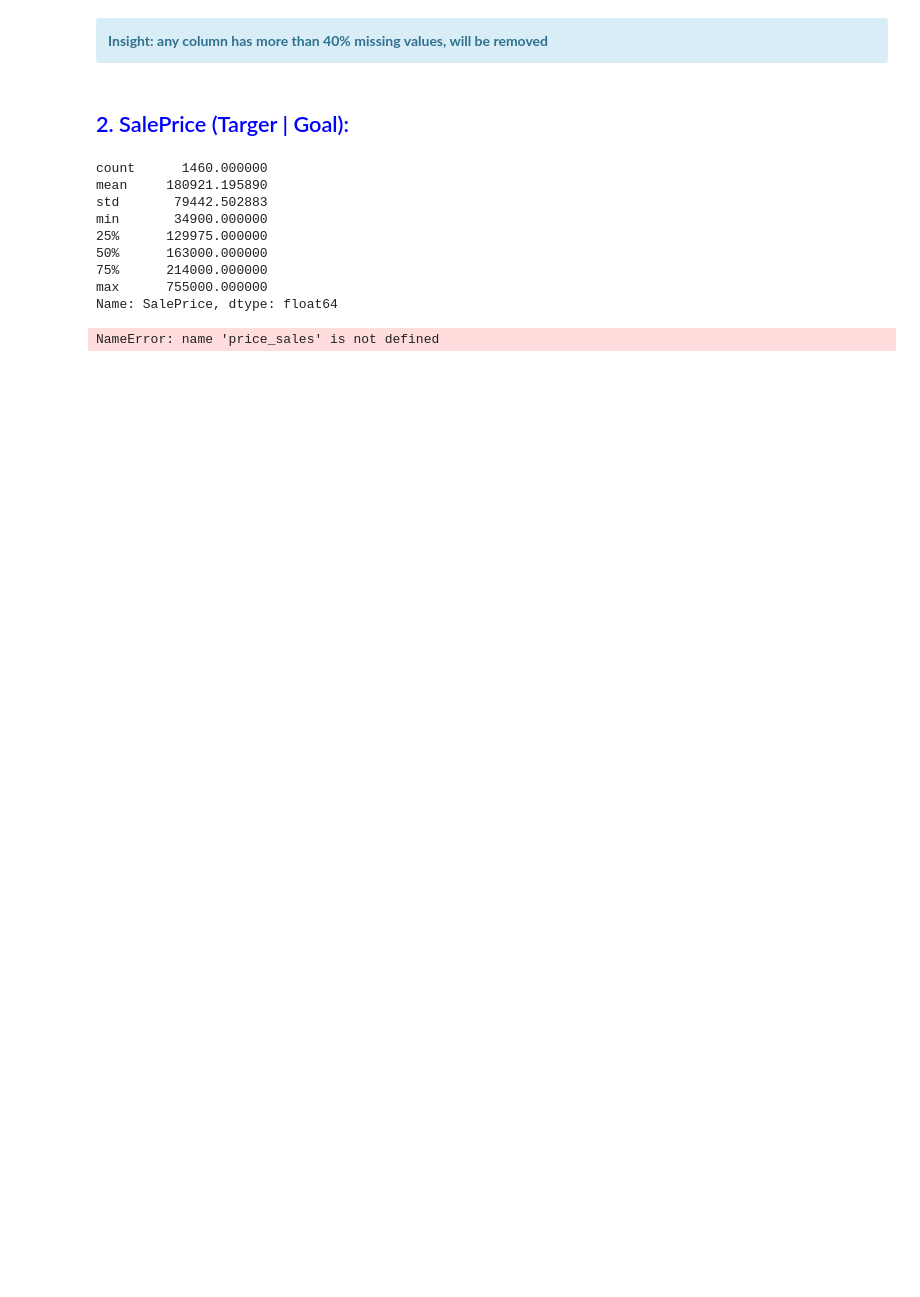
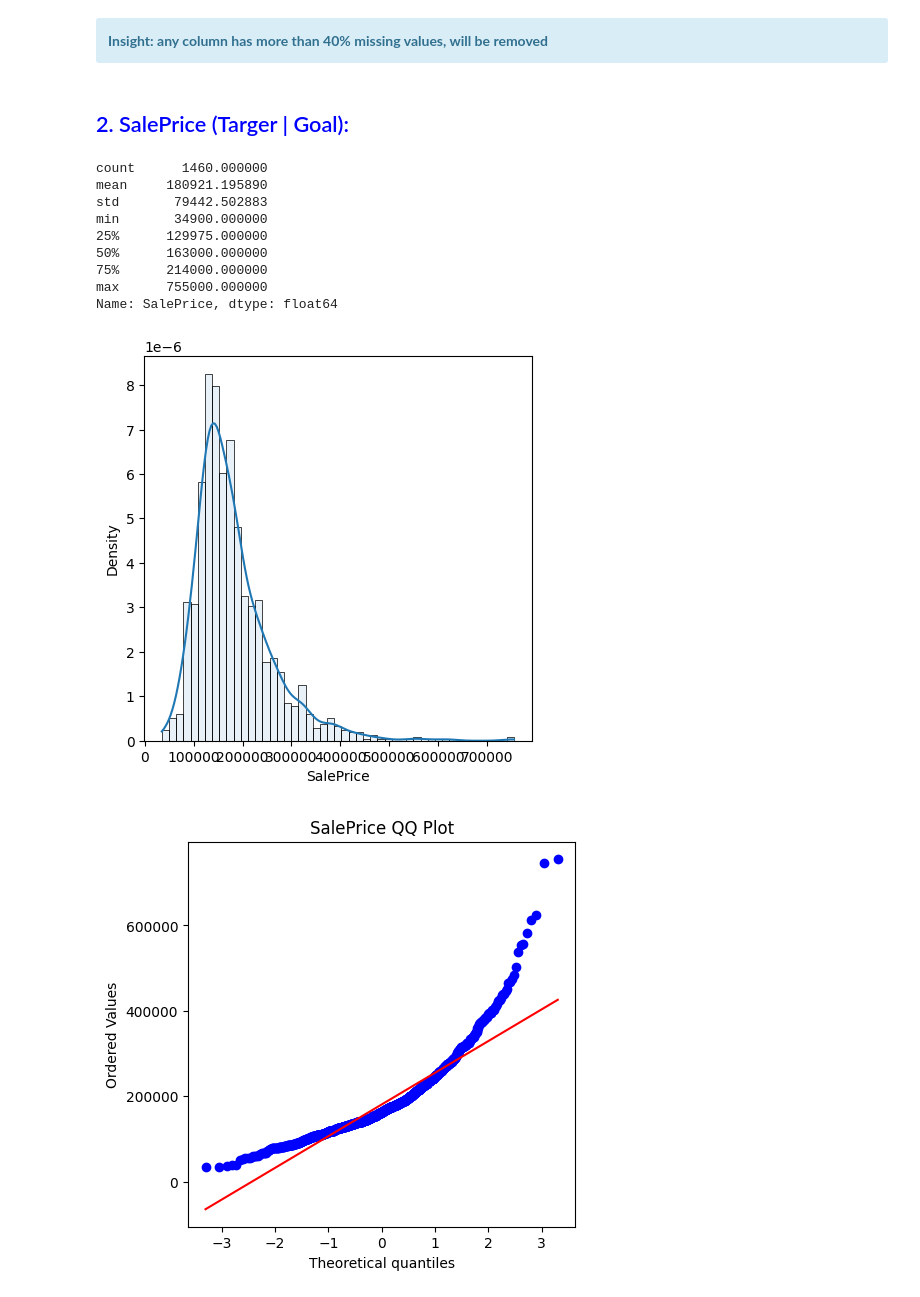
Before and after one commit to ahmedhany14/House-Prices-Prediction, a Jupyter notebook: Analysis part/main_file.ipynb, the cells around one changed output. Drawn from its saved outputs; the diff is of its cells as text; code cells hidden in the pictures; blank space fills up the shorter version.

```diff
--- a/Analysis part/main_file.ipynb
+++ b/Analysis part/main_file.ipynb
@@ -118,8 +122,8 @@ min       34900.000000
 75%      214000.000000
 max      755000.000000
 Name: SalePrice, dtype: float64
-# %%
-ob = price_sales()
-ob.price_histplot()
-# %% [output]
-NameError: name 'price_sales' is not defined
+# %%
+visual.price_histplot()
+# %% [output]
+[figure, added]
+[figure, added]
```
Also changed, not shown: parts of 37 cells of this notebook, 1 other file.
